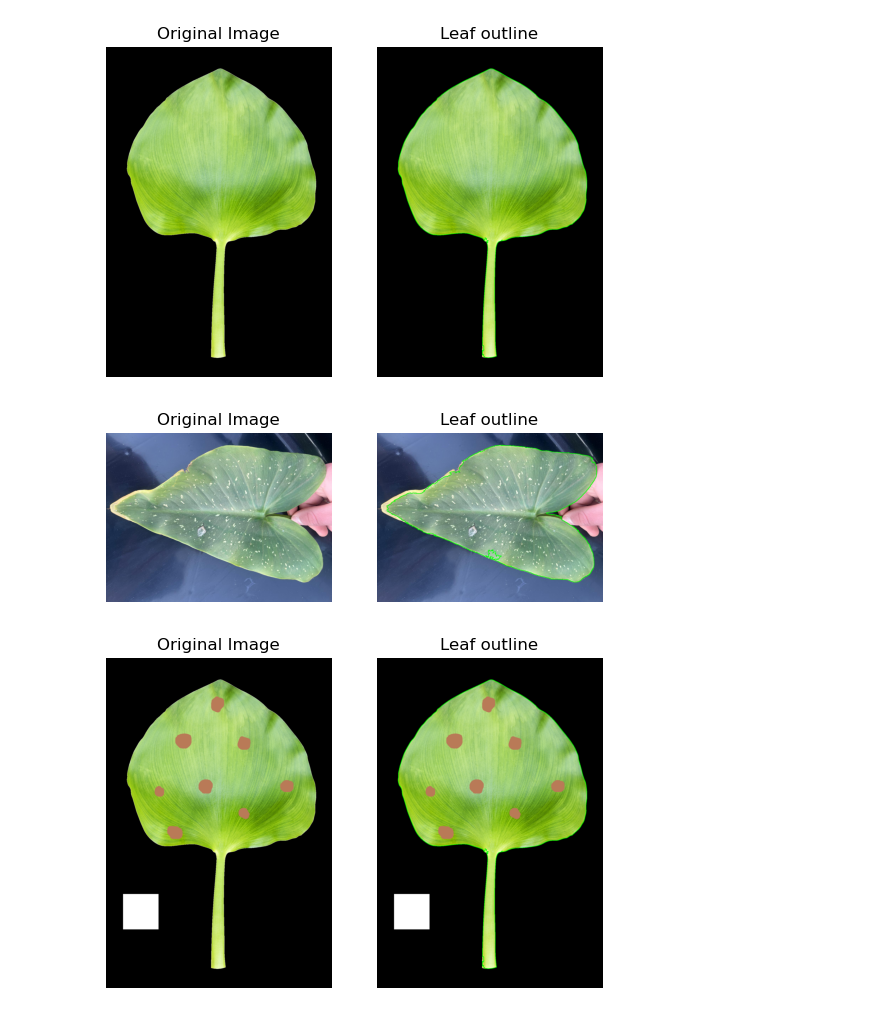
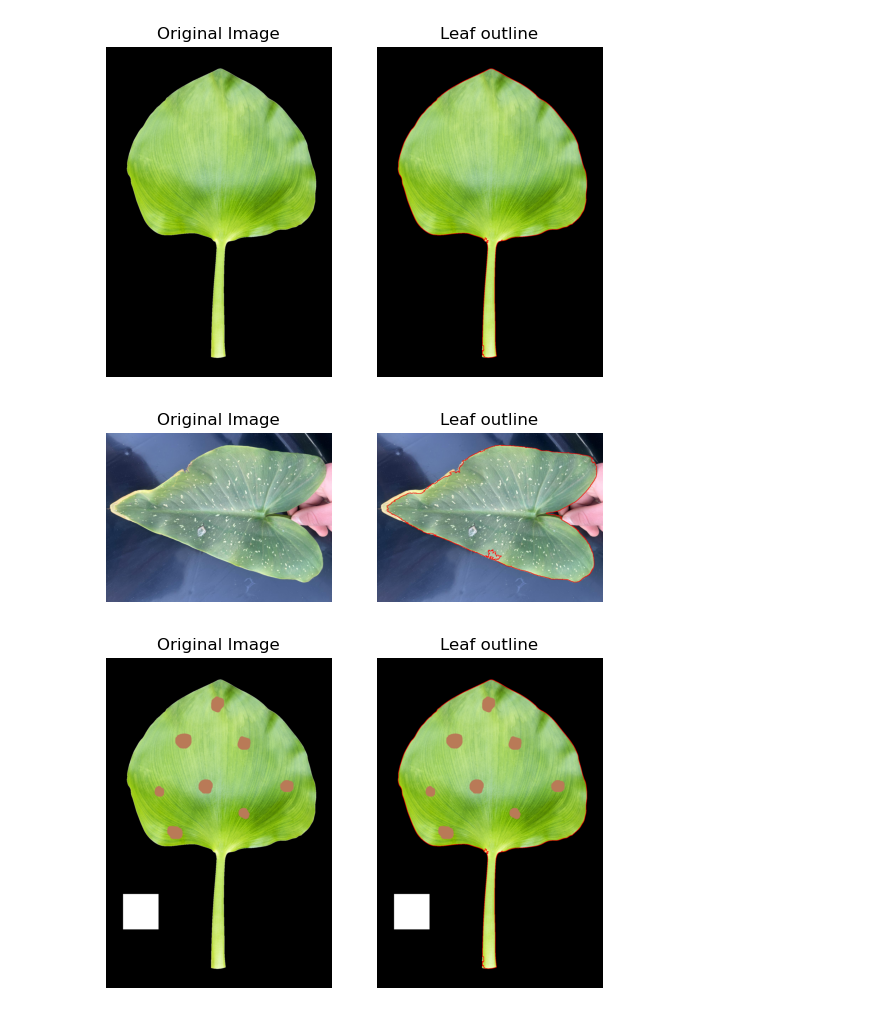
Before and after one commit to Jacquesvnme/Leaf-Scarring-Project, a Jupyter notebook: Code/Leaf Outline.ipynb, the cells around one changed output. Saved outputs shown, nothing was run; the diff lists cells and outputs as text; code cells hidden in the pictures.

```diff
--- a/Code/Leaf Outline.ipynb
+++ b/Code/Leaf Outline.ipynb
@@ -1,5 +7,6 @@
 # %%
 def leaf_outline(image_path):
+    # Import the required libraries
     import cv2
     import numpy as np
     import matplotlib.pyplot as plt
@@ -20,7 +27,7 @@ def leaf_outline(image_path):
     green_lower = np.array([35, 40, 40])
     green_upper = np.array([85, 255, 255])
 
-    # Create masks for the calibration leaf
+    # Create a mask for the leaf, to identify the leaf contour
     green_mask = cv2.inRange(hsv_image, green_lower, green_upper)
 
     # Find contours of the leaf
@@ -28,7 +35,7 @@ def leaf_outline(image_path):
     leaf_contour = max(leaf_contours, key=cv2.contourArea)
 
     # Optionally display the results visually
-    cv2.drawContours(image, [leaf_contour], -1, (0, 255, 0), 2)
+    cv2.drawContours(image, [leaf_contour], -1, (0, 0, 255), 2)
     # cv2.imshow("Leaf outline", image)
     # cv2.waitKey(0)
     # cv2.destroyAllWindows()
@@ -47,7 +58,7 @@ image, leaf_contour = leaf_outline("Sample Data/Original-leaf-black.png")
 # %% [output]
 [figure]
 # %%
-image, leaf_contour = leaf_outline("Sample Data/Leaf 1.jpeg")
+image, leaf_contour = leaf_outline("Leaf Outline - Sample Data/Leaf 1.jpeg")
 # %% [output]
-[figure, old version]
+[figure, new version]
 # %%
```
Also changed, not shown: parts of 4 cells of this notebook, 3 other files.
